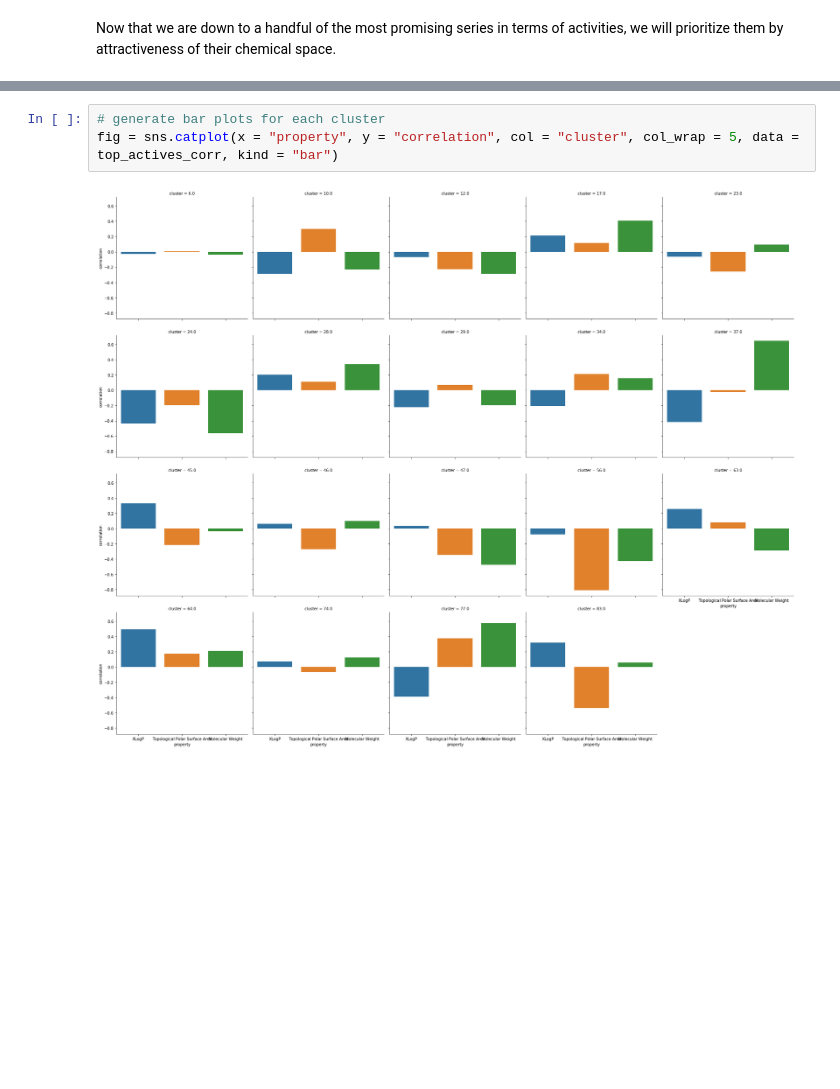
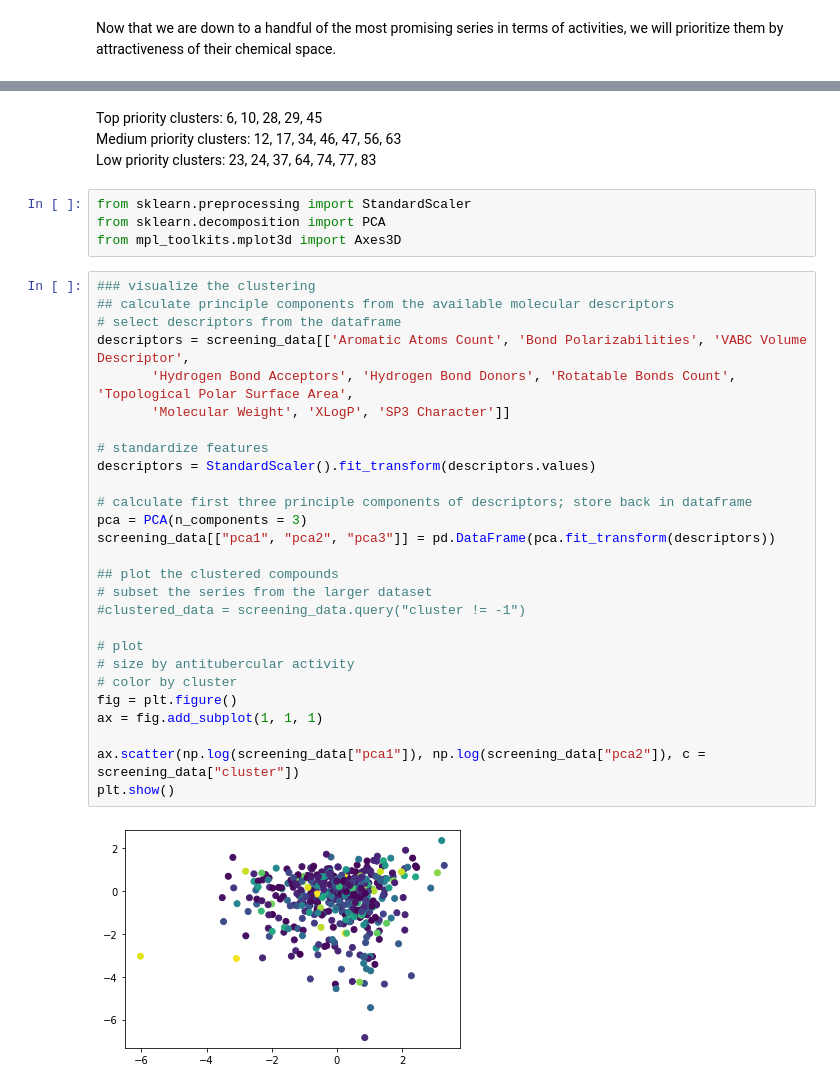
Before and after one commit to jsmith13/cluster-screening, a Jupyter notebook: clusters.ipynb, the cells around one changed output, grey strips where cells are left out. Saved outputs shown, nothing was run; the diff lists cells and outputs as text; blank space fills up the shorter version.

```diff
--- a/clusters.ipynb
+++ b/clusters.ipynb
@@ -306,5 +299,37 @@ fig.show()
-# %%
-# generate bar plots for each cluster
-fig = sns.catplot(x = "property", y = "correlation", col = "cluster", col_wrap = 5, data = top_actives_corr, kind = "bar")
-# %% [output]
-[figure, removed]
+# %% [markdown]
+Top priority clusters: 6, 10, 28, 29, 45
+Medium priority clusters: 12, 17, 34, 46, 47, 56, 63
+Low priority clusters: 23, 24, 37, 64, 74, 77, 83
+# %%
+from sklearn.preprocessing import StandardScaler
+from sklearn.decomposition import PCA
+from mpl_toolkits.mplot3d import Axes3D
+# %%
+### visualize the clustering
+## calculate principle components from the available molecular descriptors
+# select descriptors from the dataframe
+descriptors = screening_data[['Aromatic Atoms Count', 'Bond Polarizabilities', 'VABC Volume Descriptor',
+       'Hydrogen Bond Acceptors', 'Hydrogen Bond Donors', 'Rotatable Bonds Count', 'Topological Polar Surface Area',
+       'Molecular Weight', 'XLogP', 'SP3 Character']]
+
+# standardize features
+descriptors = StandardScaler().fit_transform(descriptors.values)
+
+# calculate first three principle components of descriptors; store back in dataframe
+pca = PCA(n_components = 3)
+screening_data[["pca1", "pca2", "pca3"]] = pd.DataFrame(pca.fit_transform(descriptors))
+
+## plot the clustered compounds
+# subset the series from the larger dataset
+#clustered_data = screening_data.query("cluster != -1")
+
+# plot
+# size by antitubercular activity
+# color by cluster
+fig = plt.figure()
+ax = fig.add_subplot(1, 1, 1)
+
+ax.scatter(np.log(screening_data["pca1"]), np.log(screening_data["pca2"]), c = screening_data["cluster"])
+plt.show()
+# %% [output]
+[figure, added]
```
Also changed, not shown: parts of 6 cells of this notebook, 1 other file.
